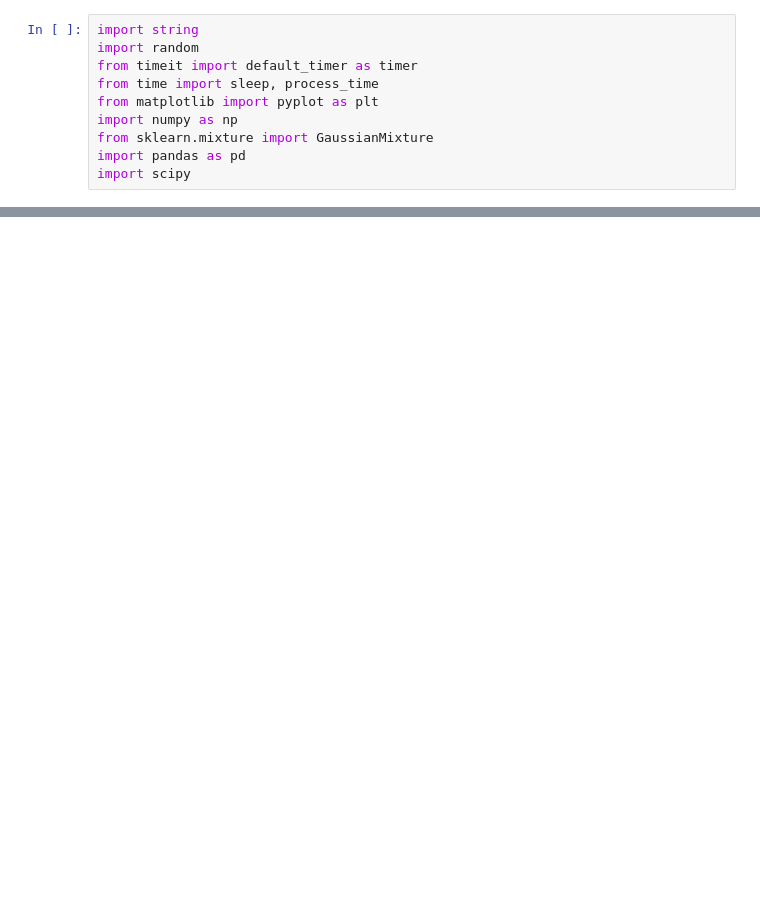
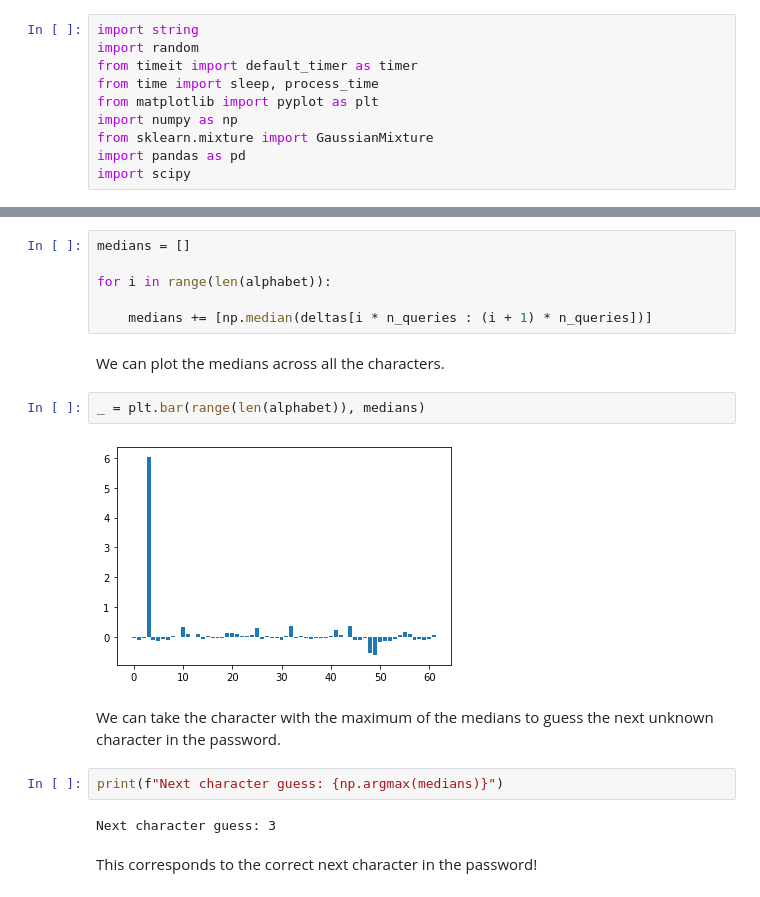
Before and after one commit to RobertDurfee/GMMTimingAttack, a Jupyter notebook: GMMTimingAttack.ipynb, the cells around one changed output, grey strips where cells are left out. Drawn from its saved outputs; the diff is of its cells as text; blank space fills up the shorter version.

```diff
--- a/GMMTimingAttack.ipynb
+++ b/GMMTimingAttack.ipynb
@@ -110,0 +160,20 @@ _ = plt.plot(xx, scipy.stats.norm.pdf(xx, gmm.means_[1,0], gmm.covariances_[1,0]
+# %%
+medians = []
+
+for i in range(len(alphabet)):
+
+    medians += [np.median(deltas[i * n_queries : (i + 1) * n_queries])]
+# %% [markdown]
+We can plot the medians across all the characters.
+# %%
+_ = plt.bar(range(len(alphabet)), medians)
+# %% [output]
+[figure, added]
+# %% [markdown]
+We can take the character with the maximum of the medians to guess the next unknown character in the password.
+# %%
+print(f"Next character guess: {np.argmax(medians)}")
+# %% [output]
+Next character guess: 3
+# %% [markdown]
+This corresponds to the correct next character in the password!
```
Also changed, not shown: parts of 62 cells of this notebook, 5 other files.
